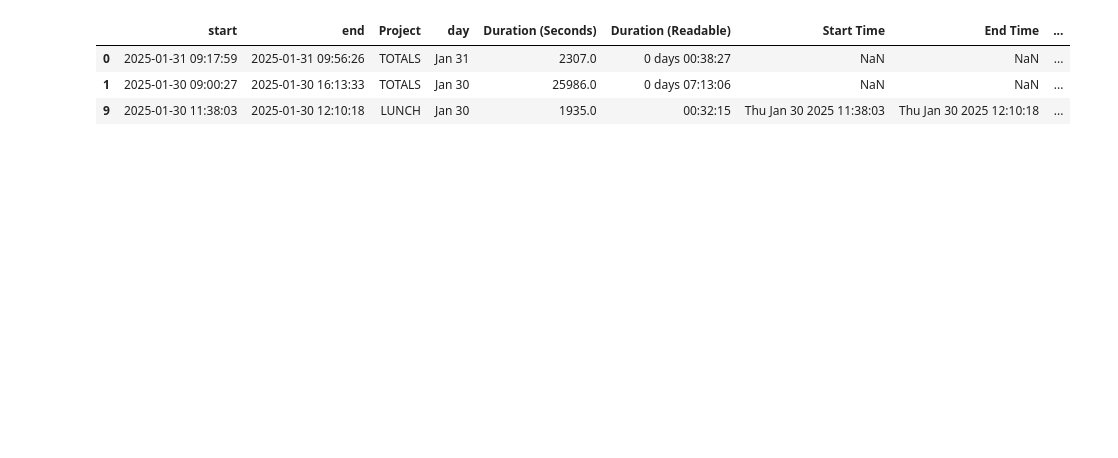
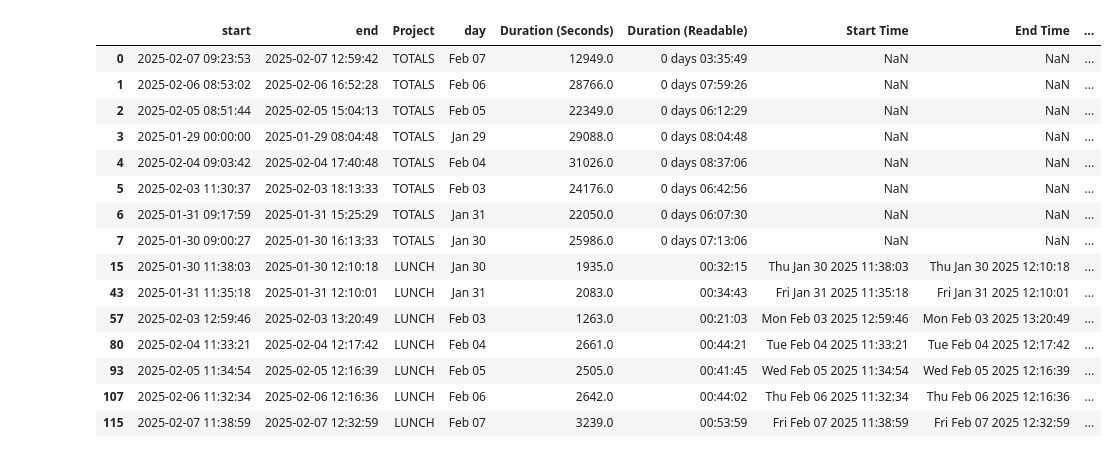
Before and after one commit to elastic-pangolin/time-tracker-notebook, a Jupyter notebook: Untitled.ipynb, the cells around one changed output. Drawn from its saved outputs; the diff is of its cells as text; code cells hidden in the pictures; blank space fills up the shorter version.

```diff
--- a/Untitled.ipynb
+++ b/Untitled.ipynb
@@ -1,5 +1,5 @@
 # %%
-FILEPATH = "ticket-test.csv"
+FILEPATH = "/home/hedwigamberg/PRIVATE/ticket-based.csv"
 
 import os
 import re
@@ -53,36 +53,48 @@ for day in covered_days:
         if project != 'TOTALS':
             total_tracked_day += eval_day[project]
         if not eval_total.get(project):
             eval_total[project] = 0
         eval_total[project] += eval_day[project]
 
     #print(eval_day['TOTALS'], " - ", total_tracked_day)
     eval_day['untracked'] = eval_day['TOTALS'] - total_tracked_day
     if not eval_total.get('untracked'):
         eval_total['untracked'] = 0
     eval_total['untracked'] += eval_day['untracked']
     eval_days[day] = eval_day
 
 projects = list(df['Project'].unique())
 projects.append('untracked')
 colors = plt.cm.viridis(np.linspace(0, 1, len(projects)))
 
 # switch break/lunch/total colors out for grey
 colors[projects.index('LUNCH')] = np.array( matcolors.to_rgb('lightgrey')+(1,) )
 #colors[projects.index('BREAKS')] = np.array( matcolors.to_rgb('lightgrey')+(1,) )
 colors[projects.index('TOTALS')] = np.array( matcolors.to_rgb('lightgrey')+(1,) )
 colors[projects.index('untracked')] = np.array( matcolors.to_rgb('white')+(1,) )
 
 workhours_df = df[ (df['Project'] == "TOTALS") | (df['Project'] == "LUNCH") ]
 workhours_df.to_csv('workhours.csv')
 workhours_df
 
 #pd.DataFrame({ key : [value] for key, value in eval_total.items() }).to_csv()
 # %% [output]
 |  | start | end | Project | day | Duration (Seconds) | Duration (Readable) | Start Time | End Time | ... |
-| 0 | 2025-01-31 09:17:59 | 2025-01-31 09:56:26 | TOTALS | Jan 31 | 2307.0 | 0 days 00:38:27 | NaN | NaN | ... |
-| 1 | 2025-01-30 09:00:27 | 2025-01-30 16:13:33 | TOTALS | Jan 30 | 25986.0 | 0 days 07:13:06 | NaN | NaN | ... |
-| 9 | 2025-01-30 11:38:03 | 2025-01-30 12:10:18 | LUNCH | Jan 30 | 1935.0 | 00:32:15 | Thu Jan 30 2025 11:38:03 | Thu Jan 30 2025 12:10:18 | ... |
+| 0 | 2025-02-07 09:23:53 | 2025-02-07 12:59:42 | TOTALS | Feb 07 | 12949.0 | 0 days 03:35:49 | NaN | NaN | ... |
+| 1 | 2025-02-06 08:53:02 | 2025-02-06 16:52:28 | TOTALS | Feb 06 | 28766.0 | 0 days 07:59:26 | NaN | NaN | ... |
+| 2 | 2025-02-05 08:51:44 | 2025-02-05 15:04:13 | TOTALS | Feb 05 | 22349.0 | 0 days 06:12:29 | NaN | NaN | ... |
+| 3 | 2025-01-29 00:00:00 | 2025-01-29 08:04:48 | TOTALS | Jan 29 | 29088.0 | 0 days 08:04:48 | NaN | NaN | ... |
+| 4 | 2025-02-04 09:03:42 | 2025-02-04 17:40:48 | TOTALS | Feb 04 | 31026.0 | 0 days 08:37:06 | NaN | NaN | ... |
+| 5 | 2025-02-03 11:30:37 | 2025-02-03 18:13:33 | TOTALS | Feb 03 | 24176.0 | 0 days 06:42:56 | NaN | NaN | ... |
+| 6 | 2025-01-31 09:17:59 | 2025-01-31 15:25:29 | TOTALS | Jan 31 | 22050.0 | 0 days 06:07:30 | NaN | NaN | ... |
+| 7 | 2025-01-30 09:00:27 | 2025-01-30 16:13:33 | TOTALS | Jan 30 | 25986.0 | 0 days 07:13:06 | NaN | NaN | ... |
+| 15 | 2025-01-30 11:38:03 | 2025-01-30 12:10:18 | LUNCH | Jan 30 | 1935.0 | 00:32:15 | Thu Jan 30 2025 11:38:03 | Thu Jan 30 2025 12:10:18 | ... |
+| 43 | 2025-01-31 11:35:18 | 2025-01-31 12:10:01 | LUNCH | Jan 31 | 2083.0 | 00:34:43 | Fri Jan 31 2025 11:35:18 | Fri Jan 31 2025 12:10:01 | ... |
+| 57 | 2025-02-03 12:59:46 | 2025-02-03 13:20:49 | LUNCH | Feb 03 | 1263.0 | 00:21:03 | Mon Feb 03 2025 12:59:46 | Mon Feb 03 2025 13:20:49 | ... |
+| 80 | 2025-02-04 11:33:21 | 2025-02-04 12:17:42 | LUNCH | Feb 04 | 2661.0 | 00:44:21 | Tue Feb 04 2025 11:33:21 | Tue Feb 04 2025 12:17:42 | ... |
+| 93 | 2025-02-05 11:34:54 | 2025-02-05 12:16:39 | LUNCH | Feb 05 | 2505.0 | 00:41:45 | Wed Feb 05 2025 11:34:54 | Wed Feb 05 2025 12:16:39 | ... |
+| 107 | 2025-02-06 11:32:34 | 2025-02-06 12:16:36 | LUNCH | Feb 06 | 2642.0 | 00:44:02 | Thu Feb 06 2025 11:32:34 | Thu Feb 06 2025 12:16:36 | ... |
+| 115 | 2025-02-07 11:38:59 | 2025-02-07 12:32:59 | LUNCH | Feb 07 | 3239.0 | 00:53:59 | Fri Feb 07 2025 11:38:59 | Fri Feb 07 2025 12:32:59 | ... |
 # %%
 for day in covered_days:
     # print a plot per day
```
Also changed, not shown: parts of 2 cells of this notebook.
